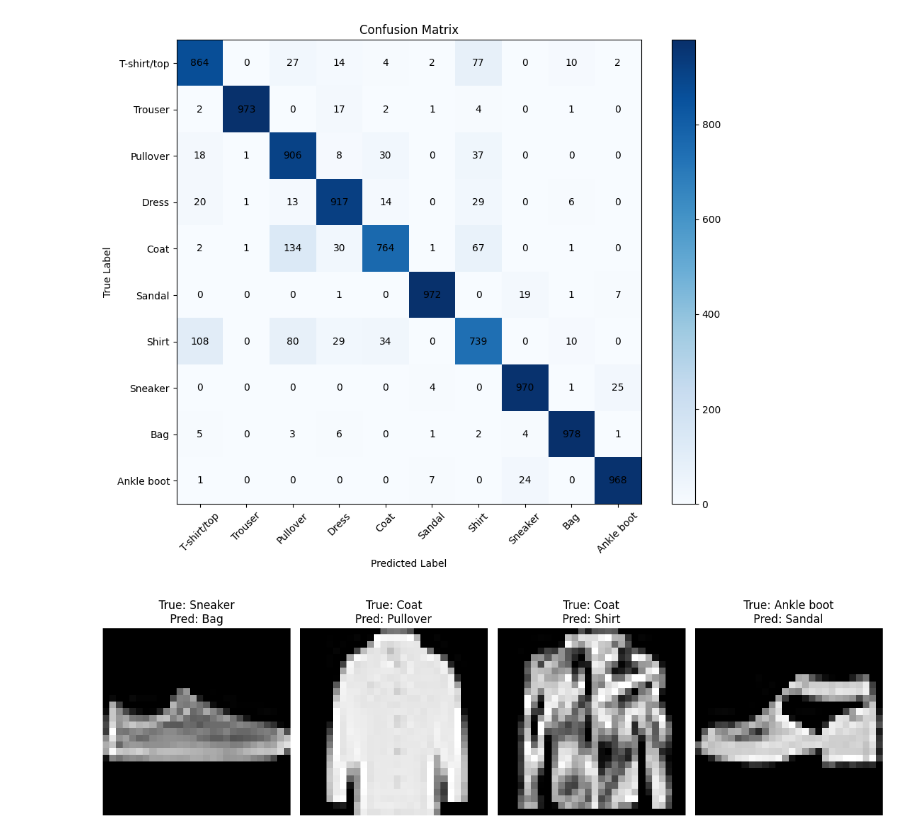
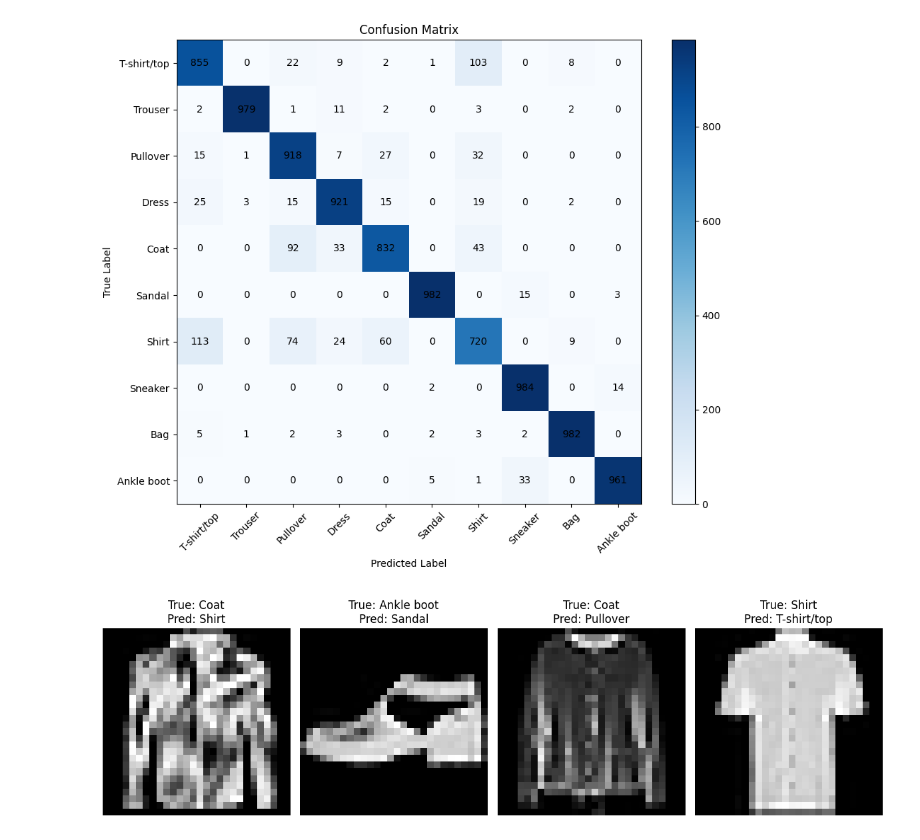
Before and after one commit to khanhduynguyen2301-collab/DATA221_Assignment_4, a Jupyter notebook: Question_7.ipynb, the cells around one changed output. Saved outputs shown, nothing was run; the diff lists cells and outputs as text; code cells hidden in the pictures.

```diff
--- a/Question_7.ipynb
+++ b/Question_7.ipynb
@@ -22,12 +22,17 @@ X_test = X_test.reshape(-1, 28, 28, 1)
 
 # 4) Build the CNN model
 cnn_model = models.Sequential([
-    layers.Conv2D(32, (3, 3), activation='relu', input_shape=(28, 28, 1)),
-    layers.MaxPooling2D((2, 2)),
-    layers.Flatten(),
-    layers.Dense(64, activation='relu'),
-    layers.Dense(10, activation='softmax')
+    layers.Input(shape=(28, 28, 1)),
+    layers.Conv2D(16, 3, padding="same", activation="relu"),
+    layers.MaxPool2D(),
+    layers.Conv2D(32, 3, padding="same", activation="relu"),
+    layers.MaxPool2D(),
 ])
+
+cnn_model.add(layers.Flatten())
+cnn_model.add(layers.Dense(128, activation="relu"))
+cnn_model.add(layers.Dropout(0.3))
+cnn_model.add(layers.Dense(10, activation="softmax"))
 
 # 5) Compile the model
 cnn_model.compile(
@@ -113,3 +118,3 @@ Epoch 15/15
 313/313 ━━━━━━━━━━━━━━━━━━━━ 1s 2ms/step
 [figure]
-[figure, old version]
+[figure, new version]
```
Also changed, not shown: parts of 1 cell of this notebook, 1 other file.
